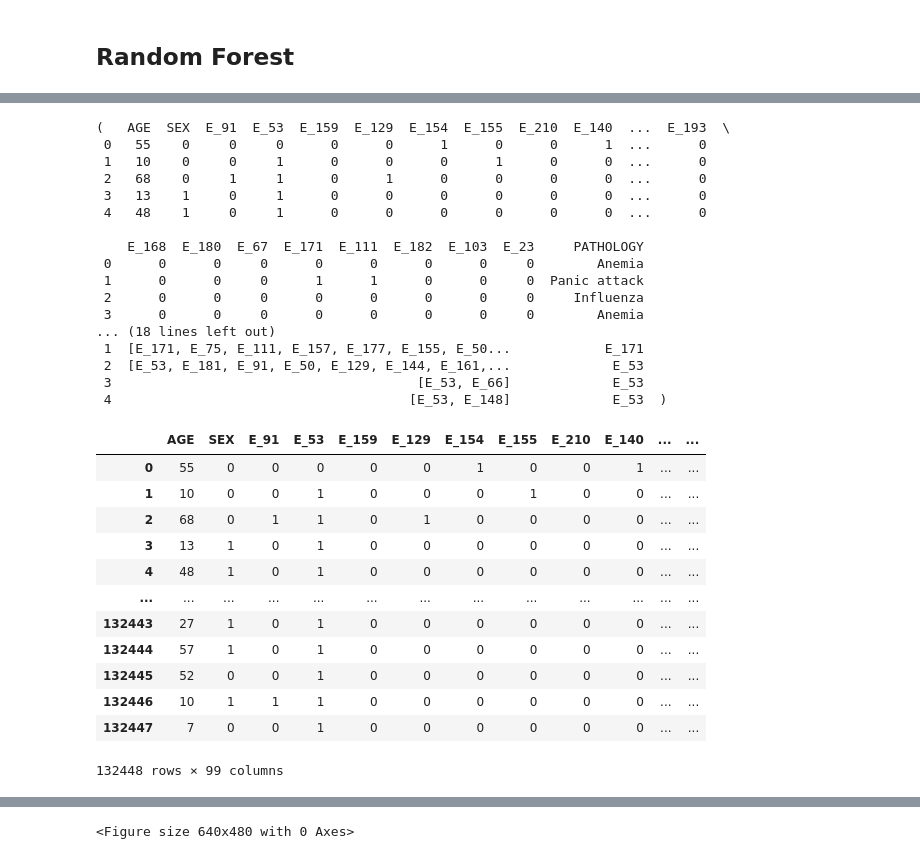
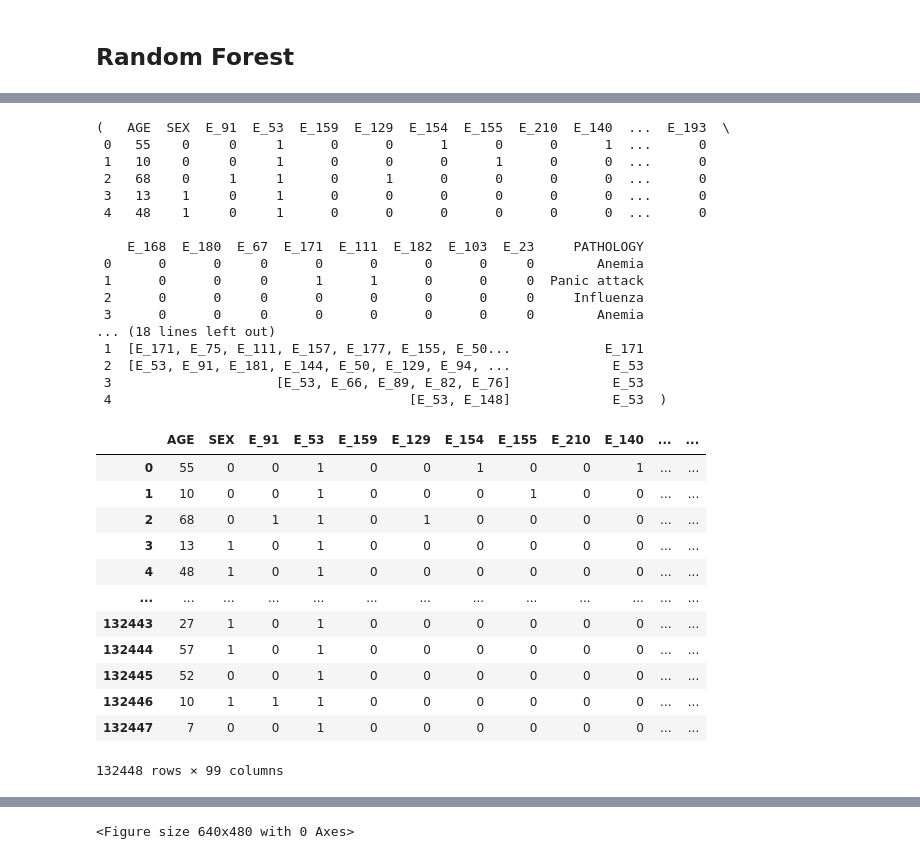
Before and after one commit to myrasaet/VITAS, a Jupyter notebook: src/eval_questionnaire.ipynb, the cells around one changed output, grey strips where cells are left out. Drawn from its saved outputs; the diff is of its cells as text; code cells hidden in the pictures.

```diff
--- a/src/eval_questionnaire.ipynb
+++ b/src/eval_questionnaire.ipynb
@@ -46,6 +38,6 @@ def get_ftr_importance_df(feature_importance_dict):
 # %%
-def get_next_question(evidences, questionnaire, feature_importance_df):
-    centroid = np.array([feature_importance_df.loc[e].values for e in evidences]).mean(axis=0)
+def get_next_question(evidences, questionnaire, feature_embeddings_df):
+    centroid = np.array([feature_embeddings_df.loc[e].values for e in evidences]).mean(axis=0)
     _, indices = questionnaire.kneighbors([centroid])
     ask_list = [evidences_list_en[i] for i in indices[0] if evidences_list_en[i] not in evidences]
     try:
@@ -53,7 +45,7 @@ def get_next_question(evidences, questionnaire, feature_importance_df):
     except:
         return []
 # %%
-def get_evidences(answers, user_evidences, questionnaire, feature_importance_df):
+def get_evidences(answers, user_evidences, questionnaire, feature_embeddings_df):
     ask = True
     question_counter = 1 # counts initial evidence sa q0
     evidences_en = [evidences_code_to_en[e] for e in user_evidences]
@@ -62,7 +54,7 @@ def get_evidences(answers, user_evidences, questionnaire, feature_importance_df)
     while question_counter < n_questions:
       ask =  True
       next_question_idx = 0
-      next_question = get_next_question(evidences_en, questionnaire, feature_importance_df)
+      next_question = get_next_question(evidences_en, questionnaire, feature_embeddings_df)
       while ask and (question_counter < n_questions):
         if next_question[next_question_idx] not in asked:
           answer = 1 if next_question[next_question_idx] in answers_en else 0
@@ -79,10 +71,10 @@ def get_evidences(answers, user_evidences, questionnaire, feature_importance_df)
             next_question_idx += 1
     return [evidences_en_to_code[e] for e in evidences_en]
 # %%
-def data_proc(df, questionnaire, feature_importance_df):
+def data_proc(df, questionnaire, feature_embeddings_df):
     df["binary_evidences_all"] = df["EVIDENCES"].apply(lambda x: [d for d in ast.literal_eval(x) if d in evidences_list])
     df["binary_evidences_all_count"] = df["binary_evidences_all"].apply(lambda x: len(x))
-    df["binary_evidences"] = df[["EVIDENCES", "INITIAL_EVIDENCE"]].progress_apply(lambda x: get_evidences(ast.literal_eval(x[0]), [x[1]], questionnaire, feature_importance_df), axis=1)
+    df["binary_evidences"] = df[["EVIDENCES", "INITIAL_EVIDENCE"]].progress_apply(lambda x: get_evidences(ast.literal_eval(x[0]), [x[1]], questionnaire, feature_embeddings_df), axis=1)
     df["binary_evidences_count"] = df["binary_evidences"].apply(lambda x: len(x))
     df["hit_rate"] = df["binary_evidences_count"]/df["binary_evidences_all_count"]
     hit_rate = df["hit_rate"]
@@ -115,3 +107,7 @@ def get_missed_evidence(actual, asked):
 # %%
 def validate(x):
     return [x[0]]==x[1]
+# %%
+with open(f'{base_path}\\output\\questionnaire\\questionnaire.pkl', 'rb') as f:
+    questionnaire = pickle.load(f)
+feature_embeddings_df = pd.read_pickle(f'{base_path}\\output\\questionnaire\\questionnaire_embeddings.pkl')
@@ -156,8 +124,8 @@ for disease in disease_list:
 # %%
-data_proc(diagnosis_df_valid.head(5), questionnaire, feature_importance_df)
+data_proc(diagnosis_df_valid.head(5), questionnaire, feature_embeddings_df)
 # %% [output]
 (   AGE  SEX  E_91  E_53  E_159  E_129  E_154  E_155  E_210  E_140  ...  E_193  \
- 0   55    0     0     0      0      0      1      0      0      1  ...      0
+ 0   55    0     0     1      0      0      1      0      0      1  ...      0
  1   10    0     0     1      0      0      0      1      0      0  ...      0
  2   68    0     1     1      0      1      0      0      0      0  ...      0
  3   13    1     0     1      0      0      0      0      0      0  ...      0
@@ -170,17 +138,17 @@ data_proc(diagnosis_df_valid.head(5), questionnaire, feature_importance_df)
  3      0      0     0      0      0      0      0     0        Anemia
 ... (18 lines left out)
  1  [E_171, E_75, E_111, E_157, E_177, E_155, E_50...            E_171
- 2  [E_53, E_181, E_91, E_50, E_129, E_144, E_161,...             E_53
- 3                                       [E_53, E_66]             E_53
+ 2  [E_53, E_91, E_181, E_144, E_50, E_129, E_94, ...             E_53
+ 3                     [E_53, E_66, E_89, E_82, E_76]             E_53
  4                                      [E_53, E_148]             E_53  )
 # %%
-diagnosis_df_valid, hit_rate, questionnaire_df = data_proc(diagnosis_df_valid, questionnaire, feature_importance_df)
+diagnosis_df_valid, hit_rate, questionnaire_df = data_proc(diagnosis_df_valid, questionnaire, feature_embeddings_df)
 # sample x% of the validation dataset
 # diagnosis_df_valid = diagnosis_df_valid.sample(frac=0.01, random_state=1)
 diagnosis_df_valid
 # %% [output]
 |  | AGE | SEX | E_91 | E_53 | E_159 | E_129 | E_154 | E_155 | E_210 | E_140 | ... | ... |
-| 0 | 55 | 0 | 0 | 0 | 0 | 0 | 1 | 0 | 0 | 1 | ... | ... |
+| 0 | 55 | 0 | 0 | 1 | 0 | 0 | 1 | 0 | 0 | 1 | ... | ... |
 | 1 | 10 | 0 | 0 | 1 | 0 | 0 | 0 | 1 | 0 | 0 | ... | ... |
 | 2 | 68 | 0 | 1 | 1 | 0 | 1 | 0 | 0 | 0 | 0 | ... | ... |
 | 3 | 13 | 1 | 0 | 1 | 0 | 0 | 0 | 0 | 0 | 0 | ... | ... |
```
Also changed, not shown: parts of 30 cells of this notebook, 27 other files.
